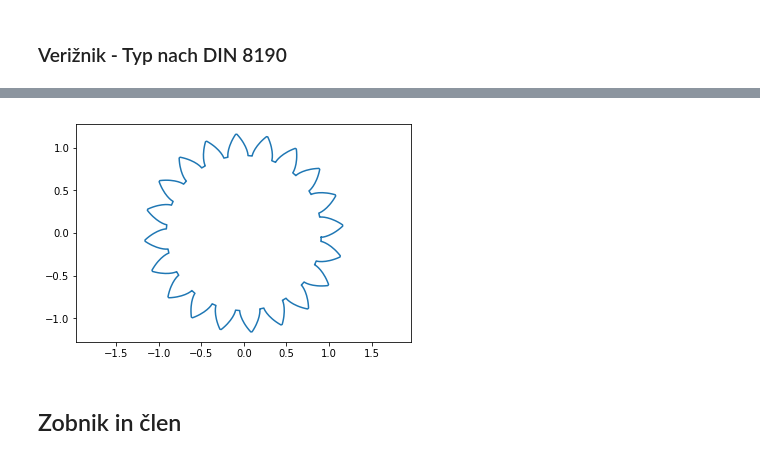
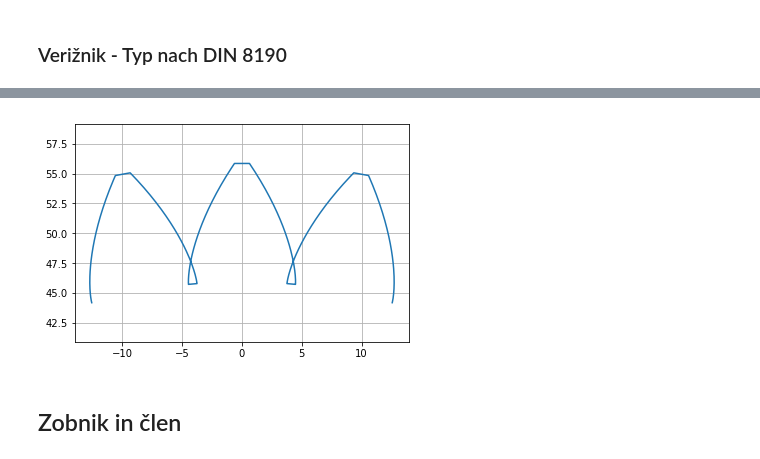
Before and after one commit to JMarinko/veriga, a Jupyter notebook: clen_novo.ipynb, the cells around one changed output, grey strips where cells are left out. Drawn from its saved outputs; the diff is of its cells as text; code cells hidden in the pictures.

```diff
--- a/clen_novo.ipynb
+++ b/clen_novo.ipynb
@@ -285,13 +321,8 @@ plt.show()
-# %%
-from gears import*
-p = 9.525
-pa = 30
-z= 20
-x,y = gears_make_gear(pa, z, p)
-plt.plot(x,y)
-plt.axis('equal')
-plt.show()
-# %% [output]
-[figure, removed]
+# %%
+v = veriznik(podatki[0], 35)
+#v.rotacija(-np.pi/10)
+v.izris()
+# %% [output]
+[figure, added]
 # %% [markdown]
 ## Zobnik in člen
```
Also changed, not shown: parts of 10 cells of this notebook.
